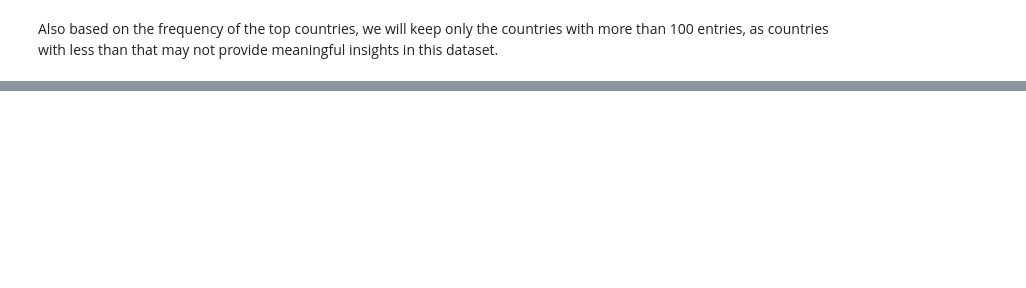
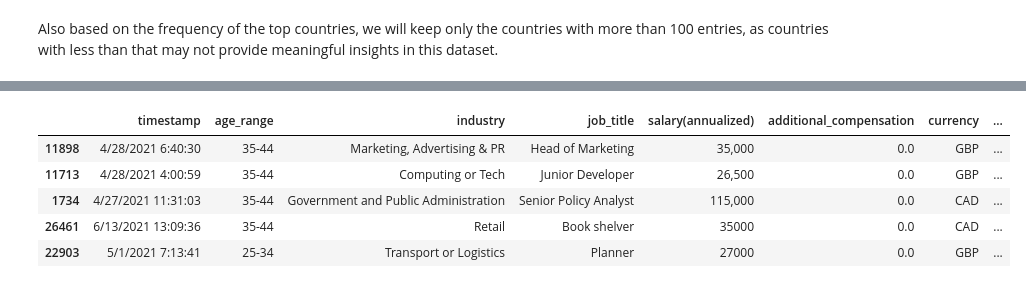
Before and after one commit to idowujames/Manager-Salary-Survey-2021-, a Jupyter notebook: notebooks/1.0-ji-initial-cleaning.ipynb, the cells around one changed output, grey strips where cells are left out. Cells and saved outputs as stored; diff of their text form; code cells hidden in the pictures; blank space fills up the shorter version.

```diff
--- a/notebooks/1.0-ji-initial-cleaning.ipynb
+++ b/notebooks/1.0-ji-initial-cleaning.ipynb
@@ -412,0 +417,10 @@ Name: count, dtype: int64
+# %%
+# Making sure the remaining missing values are not in 'United States'
+df[df['us_state'].isnull()].sample(5)
+# %% [output]
+|  | timestamp | age_range | industry | job_title | salary(annualized) | additional_compensation | currency | ... |
+| 11898 | 4/28/2021 6:40:30 | 35-44 | Marketing, Advertising & PR | Head of Marketing | 35,000 | 0.0 | GBP | ... |
+| 11713 | 4/28/2021 4:00:59 | 35-44 | Computing or Tech | Junior Developer | 26,500 | 0.0 | GBP | ... |
+| 1734 | 4/27/2021 11:31:03 | 35-44 | Government and Public Administration | Senior Policy Analyst | 115,000 | 0.0 | CAD | ... |
+| 26461 | 6/13/2021 13:09:36 | 35-44 | Retail | Book shelver | 35000 | 0.0 | CAD | ... |
+| 22903 | 5/1/2021 7:13:41 | 25-34 | Transport or Logistics | Planner | 27000 | 0.0 | GBP | ... |
```
Also changed, not shown: parts of 17 cells of this notebook.
